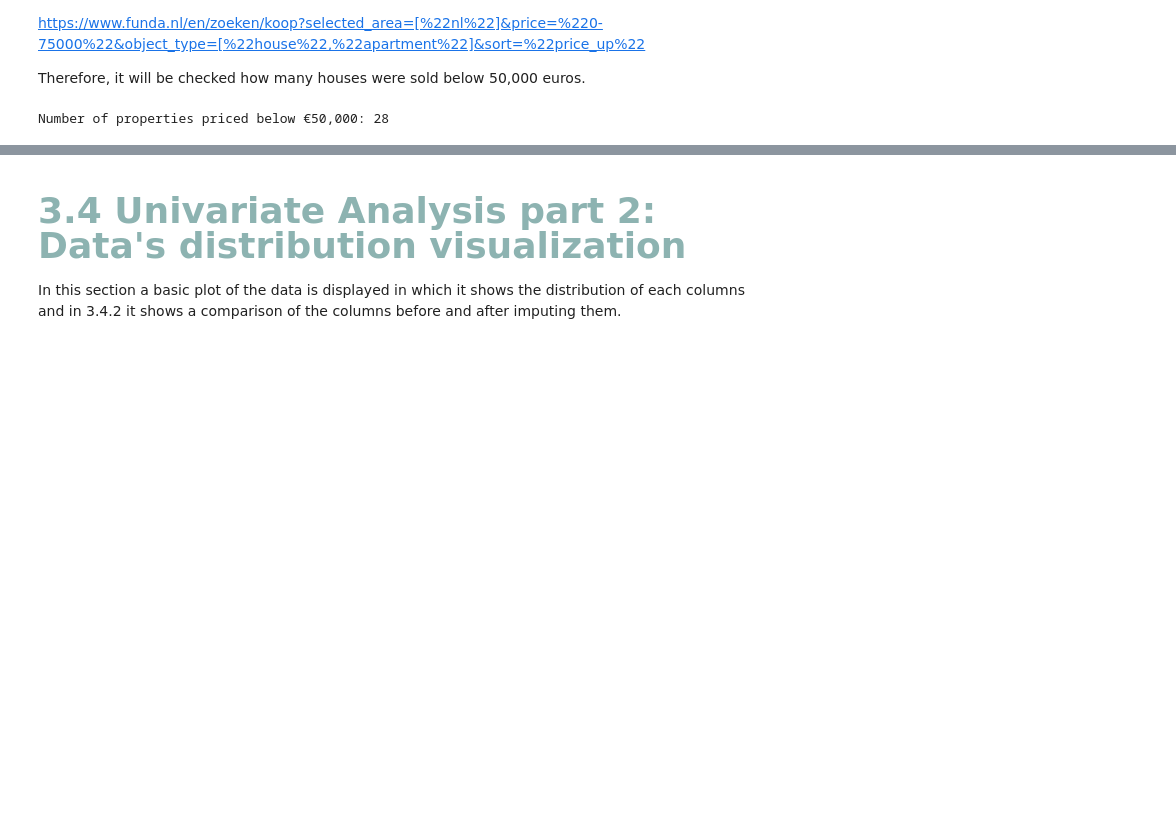
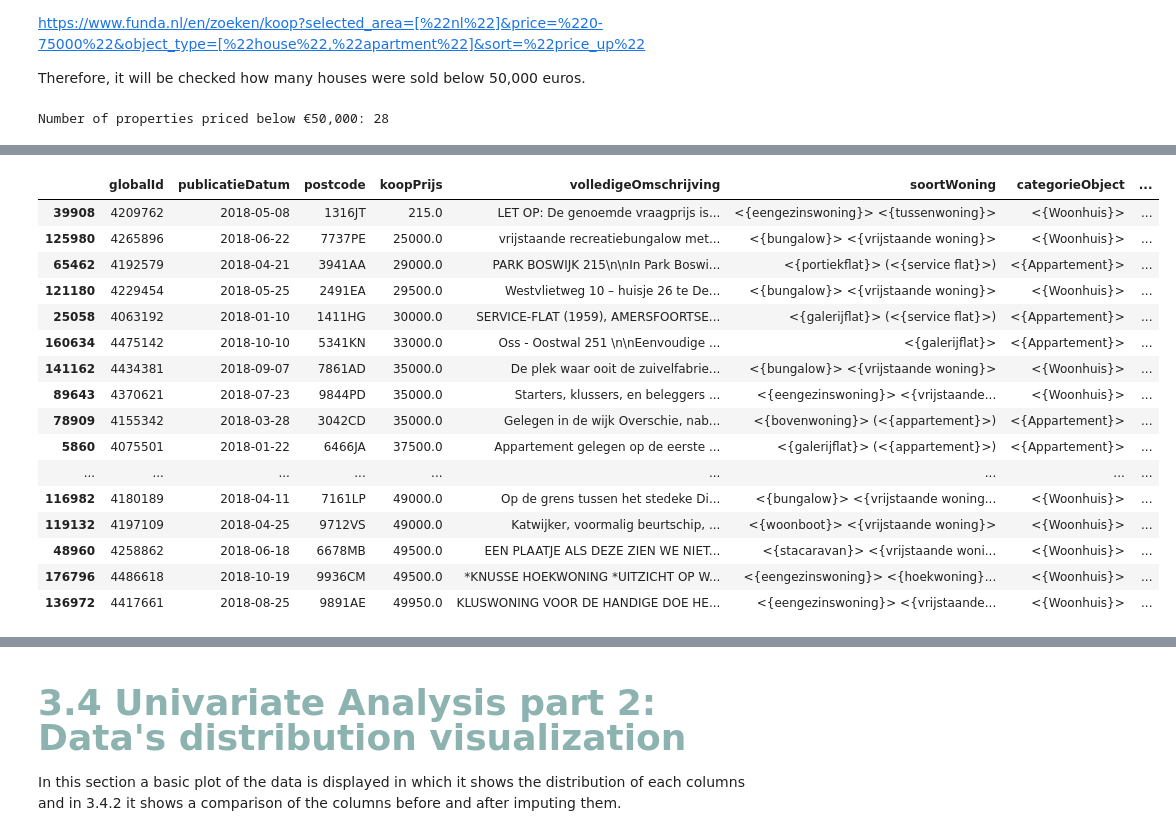
Before and after one commit to Josey-mc2/House-pricing-analysis, a Jupyter notebook: funda_analysis_ai_resit.ipynb, the cells around one changed output, grey strips where cells are left out. Drawn from its saved outputs; the diff is of its cells as text; code cells hidden in the pictures; blank space fills up the shorter version.

```diff
--- a/funda_analysis_ai_resit.ipynb
+++ b/funda_analysis_ai_resit.ipynb
@@ -1210,0 +1222,26 @@ Number of properties priced below €50,000: 28
+# %%
+# Filter rows where 'koopPrijs' is below 50,000 euros
+below_50k_houses = df_funda_imputed[df_funda_imputed['koopPrijs'] < 50000]
+
+# Sort the filtered rows by 'koopPrijs' in ascending order
+below_50k_houses_sorted = below_50k_houses.sort_values(by='koopPrijs', ascending=True)
+
+display(below_50k_houses_sorted)
+# %% [output]
+|  | globalId | publicatieDatum | postcode | koopPrijs | volledigeOmschrijving | soortWoning | categorieObject | ... |
+| 39908 | 4209762 | 2018-05-08 | 1316JT | 215.0 | LET OP: De genoemde vraagprijs is... | <{eengezinswoning}> <{tussenwoning}> | <{Woonhuis}> | ... |
+| 125980 | 4265896 | 2018-06-22 | 7737PE | 25000.0 | vrijstaande recreatiebungalow met... | <{bungalow}> <{vrijstaande woning}> | <{Woonhuis}> | ... |
+| 65462 | 4192579 | 2018-04-21 | 3941AA | 29000.0 | PARK BOSWIJK 215\n\nIn Park Boswi... | <{portiekflat}> (<{service flat}>) | <{Appartement}> | ... |
+| 121180 | 4229454 | 2018-05-25 | 2491EA | 29500.0 | Westvlietweg 10 – huisje 26 te De... | <{bungalow}> <{vrijstaande woning}> | <{Woonhuis}> | ... |
+| 25058 | 4063192 | 2018-01-10 | 1411HG | 30000.0 | SERVICE-FLAT (1959), AMERSFOORTSE... | <{galerijflat}> (<{service flat}>) | <{Appartement}> | ... |
+| 160634 | 4475142 | 2018-10-10 | 5341KN | 33000.0 | Oss - Oostwal 251 \n\nEenvoudige ... | <{galerijflat}> | <{Appartement}> | ... |
+| 141162 | 4434381 | 2018-09-07 | 7861AD | 35000.0 | De plek waar ooit de zuivelfabrie... | <{bungalow}> <{vrijstaande woning}> | <{Woonhuis}> | ... |
+| 89643 | 4370621 | 2018-07-23 | 9844PD | 35000.0 | Starters, klussers, en beleggers ... | <{eengezinswoning}> <{vrijstaande... | <{Woonhuis}> | ... |
+| 78909 | 4155342 | 2018-03-28 | 3042CD | 35000.0 | Gelegen in de wijk Overschie, nab... | <{bovenwoning}> (<{appartement}>) | <{Appartement}> | ... |
+| 5860 | 4075501 | 2018-01-22 | 6466JA | 37500.0 | Appartement gelegen op de eerste ... | <{galerijflat}> (<{appartement}>) | <{Appartement}> | ... |
+| ... | ... | ... | ... | ... | ... | ... | ... | ... |
+| 116982 | 4180189 | 2018-04-11 | 7161LP | 49000.0 | Op de grens tussen het stedeke Di... | <{bungalow}> <{vrijstaande woning... | <{Woonhuis}> | ... |
+| 119132 | 4197109 | 2018-04-25 | 9712VS | 49000.0 | Katwijker, voormalig beurtschip, ... | <{woonboot}> <{vrijstaande woning}> | <{Woonhuis}> | ... |
+| 48960 | 4258862 | 2018-06-18 | 6678MB | 49500.0 | EEN PLAATJE ALS DEZE ZIEN WE NIET... | <{stacaravan}> <{vrijstaande woni... | <{Woonhuis}> | ... |
+| 176796 | 4486618 | 2018-10-19 | 9936CM | 49500.0 | *KNUSSE HOEKWONING *UITZICHT OP W... | <{eengezinswoning}> <{hoekwoning}... | <{Woonhuis}> | ... |
+| 136972 | 4417661 | 2018-08-25 | 9891AE | 49950.0 | KLUSWONING VOOR DE HANDIGE DOE HE... | <{eengezinswoning}> <{vrijstaande... | <{Woonhuis}> | ... |
```
Also changed, not shown: parts of 15 cells of this notebook.
